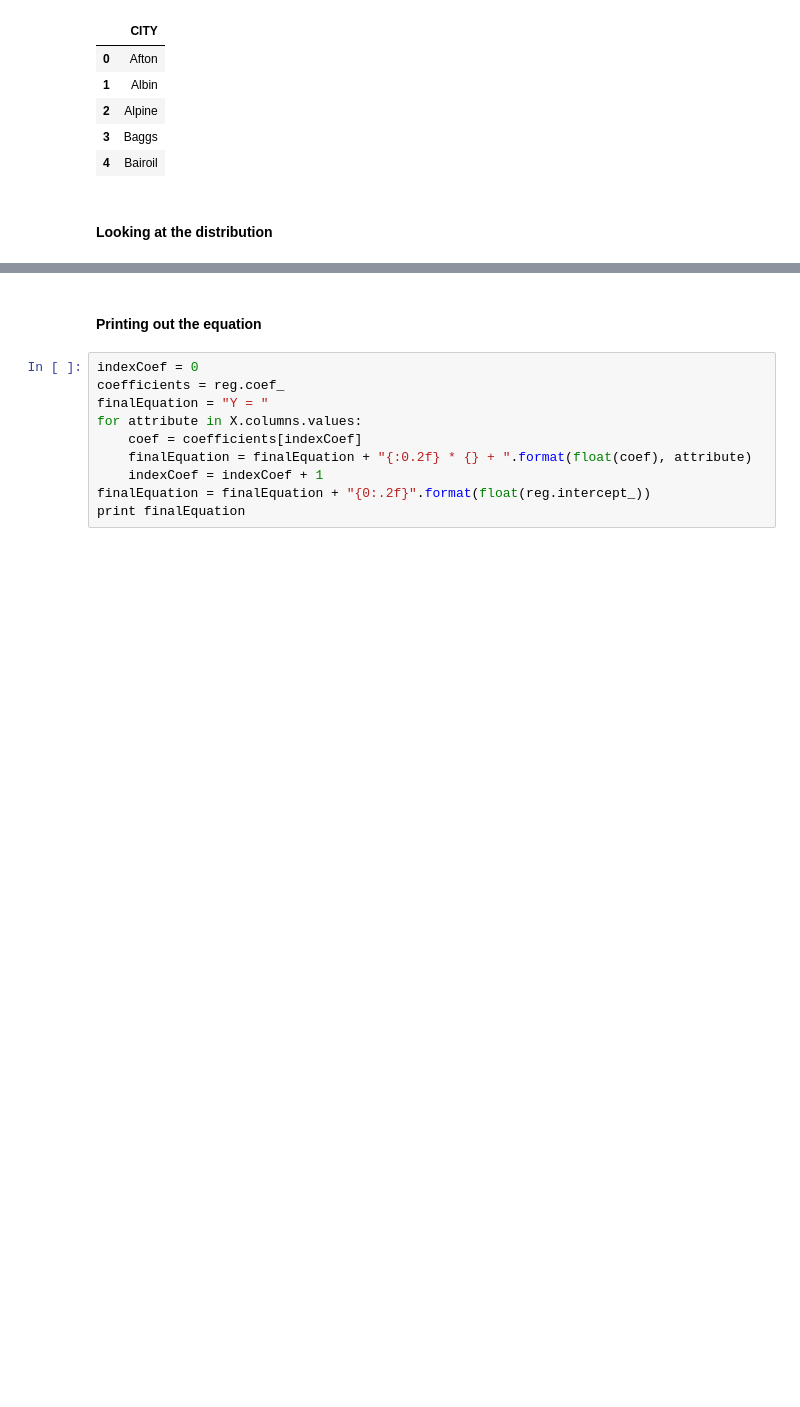
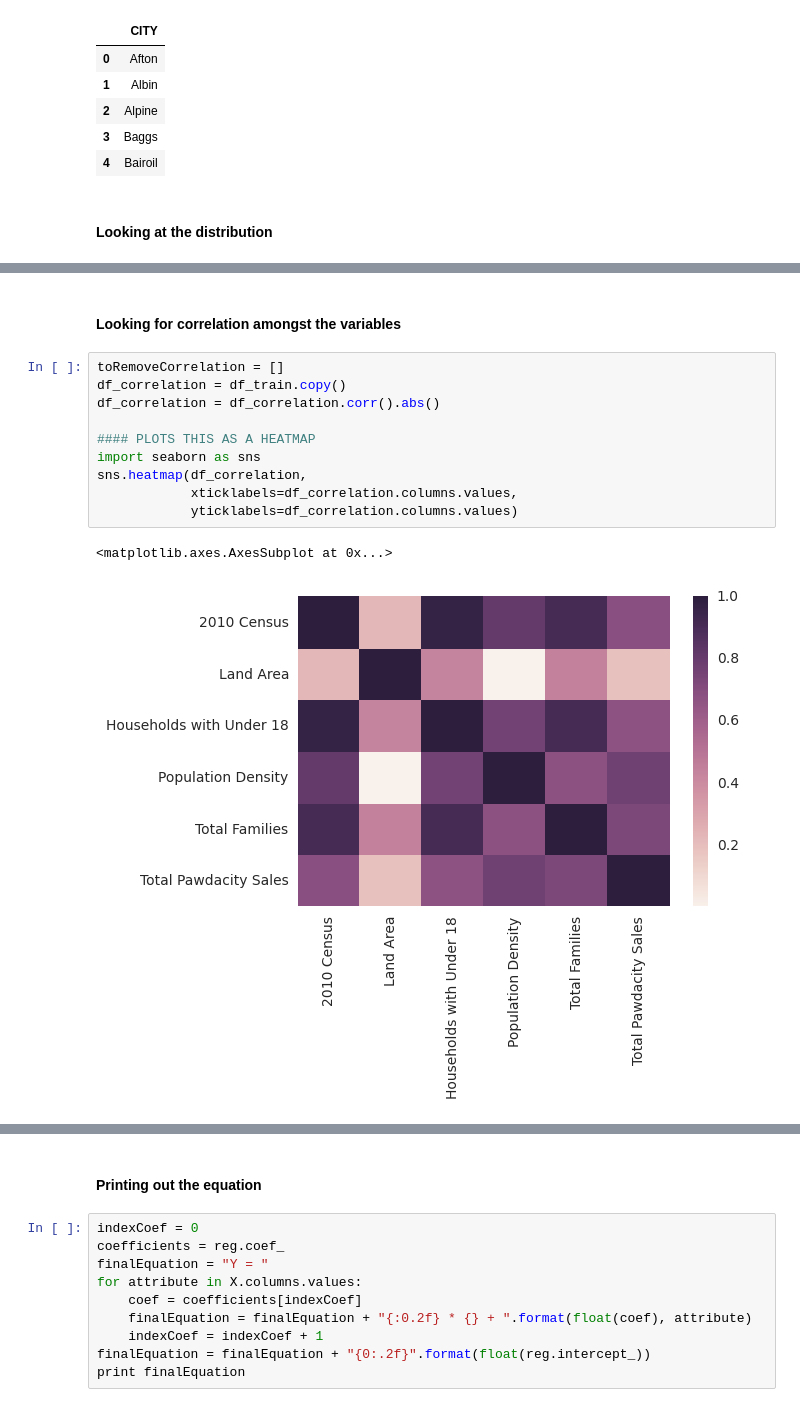
Before and after one commit to jaycwb/udacity-select-pet-store-location, a Jupyter notebook: Select Pet Store Location.ipynb, the cells around one changed output, grey strips where cells are left out. Cells and saved outputs as stored; diff of their text form; blank space fills up the shorter version.

```diff
--- a/Select Pet Store Location.ipynb
+++ b/Select Pet Store Location.ipynb
@@ -54,3 +56,18 @@ pd.scatter_matrix(df_predictions, alpha = 0.3, figsize = (14,8), diagonal = 'kde
+# %% [markdown]
+#### Looking for correlation amongst the variables
+# %%
+toRemoveCorrelation = []
+df_correlation = df_train.copy()
+df_correlation = df_correlation.corr().abs()
+
+#### PLOTS THIS AS A HEATMAP
+import seaborn as sns
+sns.heatmap(df_correlation,
+            xticklabels=df_correlation.columns.values,
+            yticklabels=df_correlation.columns.values)
+# %% [output]
+<matplotlib.axes.AxesSubplot at 0x...>
+[figure, added]
 # %%
 ### Breaking data down into X and Y
 X = df_train.drop('Total Pawdacity Sales', axis = 1)
```
Also changed, not shown: parts of 9 cells of this notebook, 4 other files.
